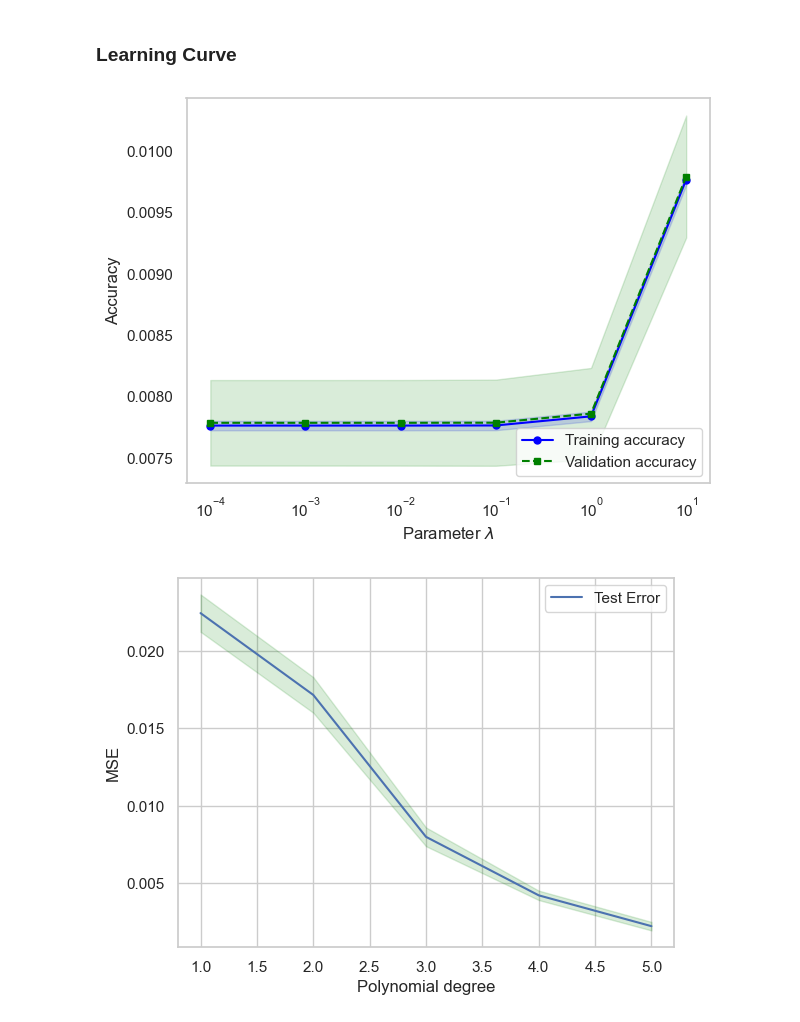
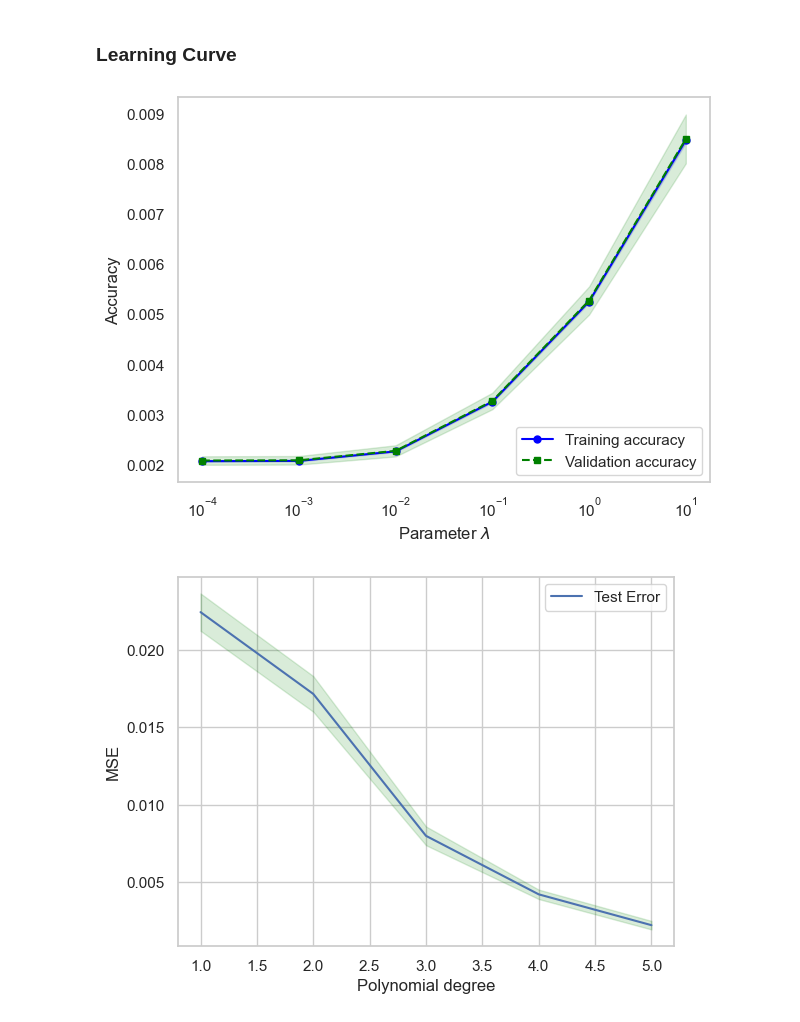
Before and after one commit to MariaFlyAway/Project1_FYS_STK, a Jupyter notebook: Exercises/cross_validation.ipynb, the cells around one changed output. Cells and saved outputs as stored; diff of their text form; code cells hidden in the pictures.

```diff
--- a/Exercises/cross_validation.ipynb
+++ b/Exercises/cross_validation.ipynb
@@ -37,12 +42,8 @@ z = FrankeFunction(x,y) # + k*np.random.randn(n**2) # target variable with stand
 # %% [markdown]
 ### Learning Curve
 # %%
-X = np.column_stack((x,y))
-
-X_train, X_test, z_train, z_test = train_test_split(X, z, test_size=0.2, random_state=3)
-
 pipeline = make_pipeline(
-                    PolynomialFeatures(degree=3),
+                    PolynomialFeatures(degree=5),
                     StandardScaler(),
                     Ridge(max_iter=10000))
 
@@ -62,34 +63,34 @@ test_mean = np.mean(np.abs(test_scores), axis=1)
 test_std = np.std(np.abs(test_scores), axis=1)
 
 plt.plot(param_range, train_mean,
          color='blue', marker='o',
          markersize=5, label='Training accuracy')
 
 plt.fill_between(param_range, train_mean + train_std,
                  train_mean - train_std, alpha=0.15,
                  color='blue')
 
 plt.plot(param_range, test_mean,
          color='green', linestyle='--',
          marker='s', markersize=5,
          label='Validation accuracy')
 
 plt.fill_between(param_range,
                  test_mean + test_std,
                  test_mean - test_std,
                  alpha=0.15, color='green')
 
 plt.grid()
 plt.xscale('log')
 plt.legend(loc='lower right')
 plt.xlabel(r'Parameter $\lambda$')
 plt.ylabel('Accuracy')
 #plt.ylim([-0.1, 0.1])
 plt.tight_layout()
 # plt.savefig('figures/06_06.png', dpi=300)
 plt.show()
 # %% [output]
-[figure, old version]
+[figure, new version]
 # %%
 X = np.column_stack((x,y))
 
```
Also changed, not shown: parts of 6 cells of this notebook.
